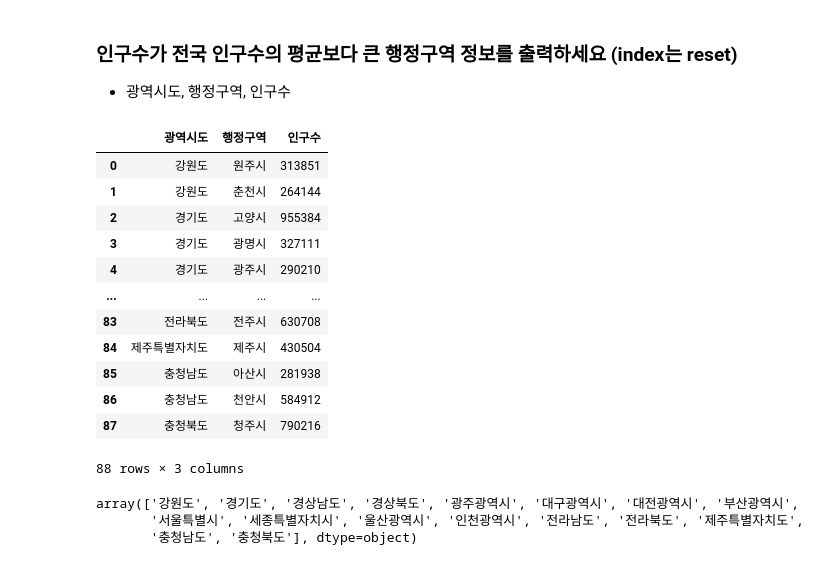
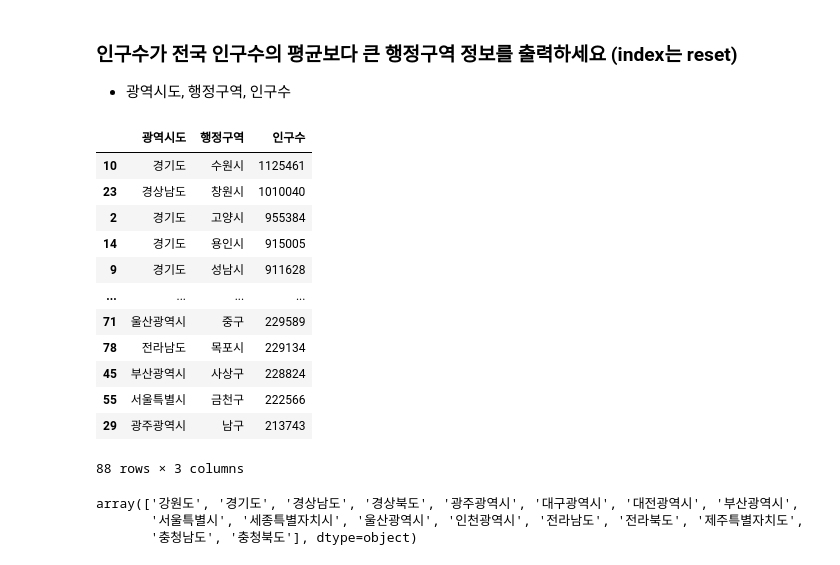
Before and after one commit to Blue320/Python_WebScraping_DataAnalysis, a Jupyter notebook: 03.행정구역정보_분석과시각화.ipynb, the cells around one changed output. Drawn from its saved outputs; the diff is of its cells as text; code cells hidden in the pictures.

```diff
--- a/03.행정구역정보_분석과시각화.ipynb
+++ b/03.행정구역정보_분석과시각화.ipynb
@@ -316,20 +316,20 @@ data.loc[data['인구수'] == data['인구수'].min()]
 ### 인구수가 전국 인구수의 평균보다 큰 행정구역 정보를 출력하세요 (index는 reset)
 * 광역시도, 행정구역, 인구수
 # %%
-data.loc[data['인구수'] >= data['인구수'].mean(), ['광역시도', '행정구역', '인구수']].reset_index(drop=True)
+data.loc[data['인구수'] >= data['인구수'].mean(), ['광역시도', '행정구역', '인구수']].reset_index(drop=True).sort_values(by='인구수', ascending=False)
 # %% [output]
 |  | 광역시도 | 행정구역 | 인구수 |
-| 0 | 강원도 | 원주시 | 313851 |
-| 1 | 강원도 | 춘천시 | 264144 |
+| 10 | 경기도 | 수원시 | 1125461 |
+| 23 | 경상남도 | 창원시 | 1010040 |
 | 2 | 경기도 | 고양시 | 955384 |
-| 3 | 경기도 | 광명시 | 327111 |
-| 4 | 경기도 | 광주시 | 290210 |
+| 14 | 경기도 | 용인시 | 915005 |
+| 9 | 경기도 | 성남시 | 911628 |
 | ... | ... | ... | ... |
-| 83 | 전라북도 | 전주시 | 630708 |
-| 84 | 제주특별자치도 | 제주시 | 430504 |
-| 85 | 충청남도 | 아산시 | 281938 |
-| 86 | 충청남도 | 천안시 | 584912 |
-| 87 | 충청북도 | 청주시 | 790216 |
+| 71 | 울산광역시 | 중구 | 229589 |
+| 78 | 전라남도 | 목포시 | 229134 |
+| 45 | 부산광역시 | 사상구 | 228824 |
+| 55 | 서울특별시 | 금천구 | 222566 |
+| 29 | 광주광역시 | 남구 | 213743 |
 88 rows × 3 columns
 # %%
 # unique한 광역시도명
```
